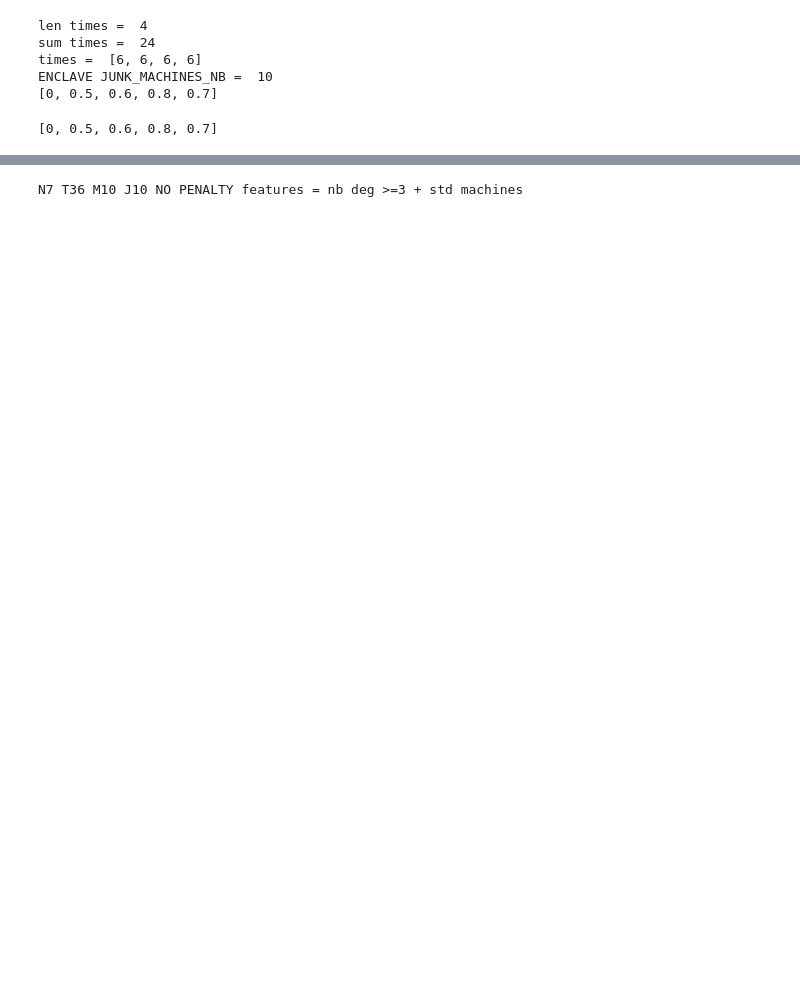
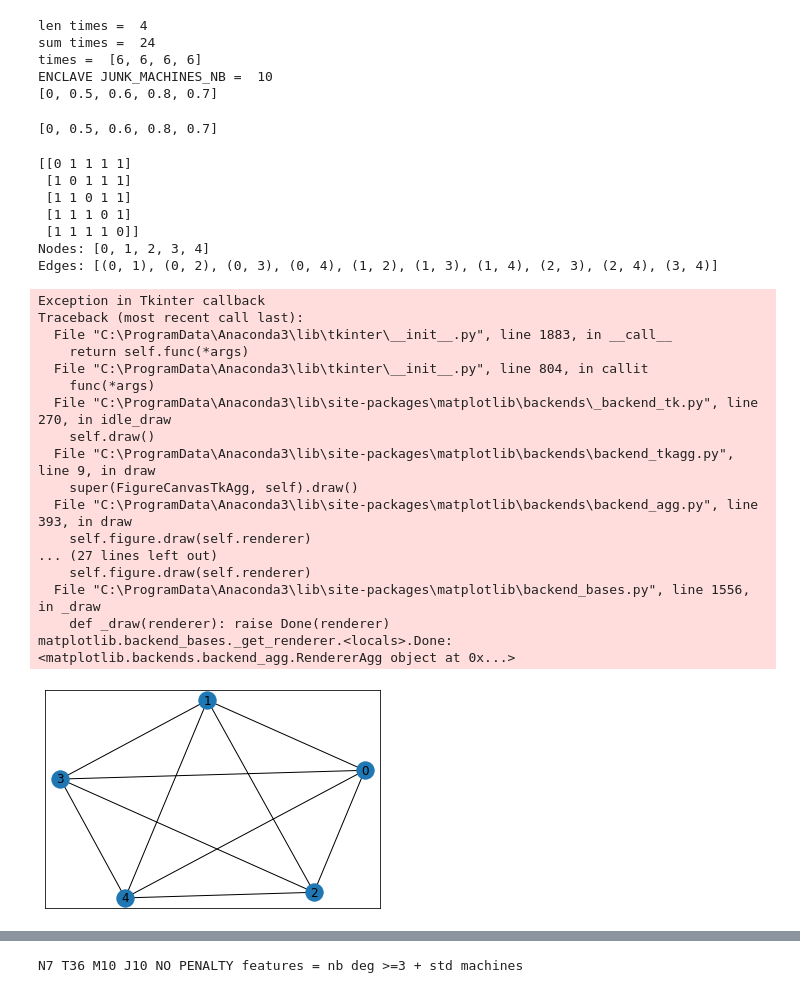
Before and after one commit to sohaib-ouzineb/MSC_INDIVIDUAL_PROJECT, a Jupyter notebook: evoltionary_algo.ipynb, the cells around one changed output, grey strips where cells are left out. Cells and saved outputs as stored; diff of their text form; code cells hidden in the pictures; blank space fills up the shorter version.

```diff
--- a/evoltionary_algo.ipynb
+++ b/evoltionary_algo.ipynb
@@ -455,6 +500,48 @@ def initialize():
     sensitivities = list(np.random.random_sample(size = N-1)) #internet has no sensitivity
     distribution = partition(list(range(0,M)),N-1) #internet has no "machines"
     return [topo,sensitivities,distribution]
+# %%
+#test
+
+
+G = nx.complete_graph(5)
+
+#nx.add_path(G, [1, 2, 3])
+#nx.add_path(G, [4, 2, 5])
+
+A = nx.adjacency_matrix(G)
+print(A.todense())
+print('Nodes:', G.nodes)
+print('Edges:', G.edges)
+
+nx.draw_networkx(G)
+plt.show()
+# %% [output]
+[[0 1 1 1 1]
+ [1 0 1 1 1]
+ [1 1 0 1 1]
+ [1 1 1 0 1]
+ [1 1 1 1 0]]
+Nodes: [0, 1, 2, 3, 4]
+Edges: [(0, 1), (0, 2), (0, 3), (0, 4), (1, 2), (1, 3), (1, 4), (2, 3), (2, 4), (3, 4)]
+Exception in Tkinter callback
+Traceback (most recent call last):
+  File "C:\ProgramData\Anaconda3\lib\tkinter\__init__.py", line 1883, in __call__
+    return self.func(*args)
+  File "C:\ProgramData\Anaconda3\lib\tkinter\__init__.py", line 804, in callit
+    func(*args)
+  File "C:\ProgramData\Anaconda3\lib\site-packages\matplotlib\backends\_backend_tk.py", line 270, in idle_draw
+    self.draw()
+  File "C:\ProgramData\Anaconda3\lib\site-packages\matplotlib\backends\backend_tkagg.py", line 9, in draw
+    super(FigureCanvasTkAgg, self).draw()
+  File "C:\ProgramData\Anaconda3\lib\site-packages\matplotlib\backends\backend_agg.py", line 393, in draw
+    self.figure.draw(self.renderer)
+... (27 lines left out)
+    self.figure.draw(self.renderer)
+  File "C:\ProgramData\Anaconda3\lib\site-packages\matplotlib\backend_bases.py", line 1556, in _draw
+    def _draw(renderer): raise Done(renderer)
+matplotlib.backend_bases._get_renderer.<locals>.Done: <matplotlib.backends.backend_agg.RendererAgg object at 0x...>
+[figure, added]
 # %%
 #test
 individual = initialize()
```
Also changed, not shown: parts of 12 cells of this notebook, 1 other file.
